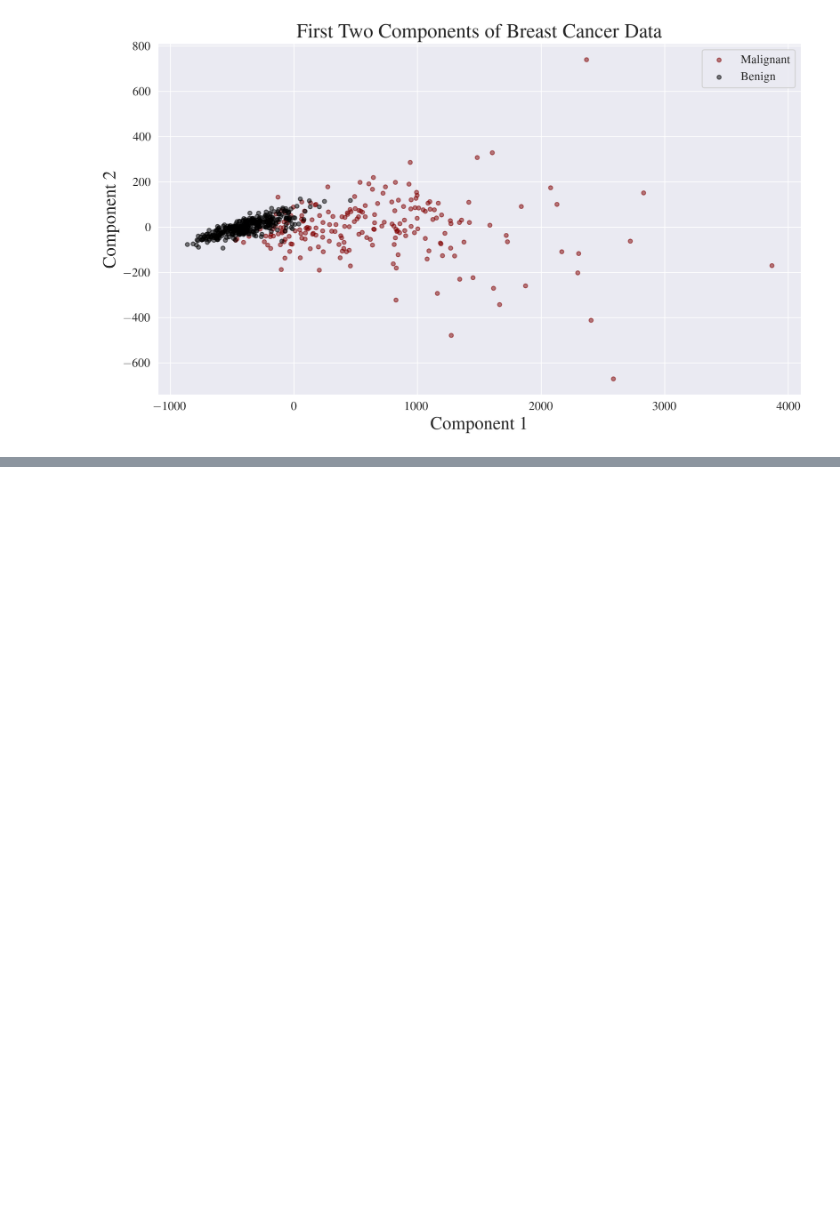
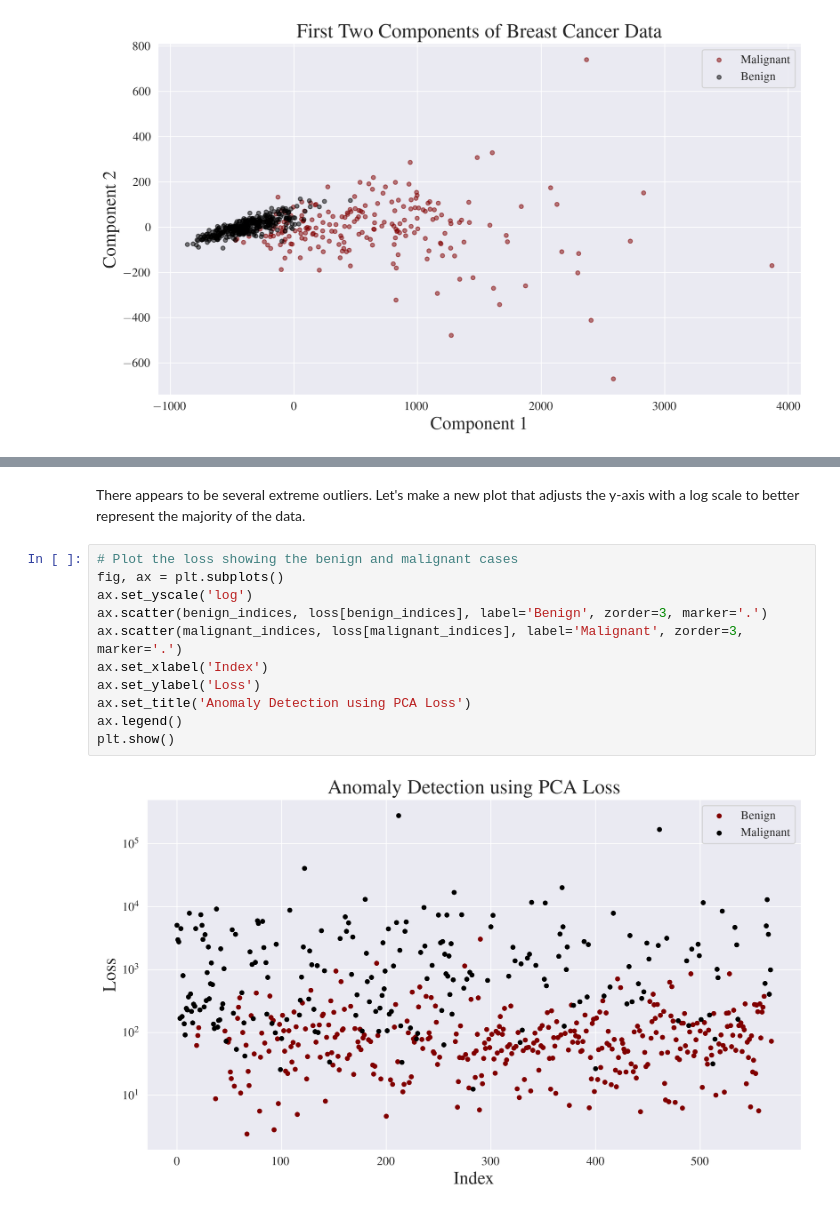
Before and after one commit to gabemorris12/machine_learning, a Jupyter notebook: Homework 3/Machine Learning Homework 3.ipynb, the cells around one changed output, grey strips where cells are left out. Drawn from its saved outputs; the diff is of its cells as text; blank space fills up the shorter version.

```diff
--- a/Homework 3/Machine Learning Homework 3.ipynb
+++ b/Homework 3/Machine Learning Homework 3.ipynb
@@ -124,0 +163,15 @@ Randomly select a subset containing 100 of the benign cases and perform PCA on t
+# %% [markdown]
+There appears to be several extreme outliers. Let's make a new plot that adjusts the y-axis with a log scale to better represent the majority of the data.
+# %%
+# Plot the loss showing the benign and malignant cases
+fig, ax = plt.subplots()
+ax.set_yscale('log')
+ax.scatter(benign_indices, loss[benign_indices], label='Benign', zorder=3, marker='.')
+ax.scatter(malignant_indices, loss[malignant_indices], label='Malignant', zorder=3, marker='.')
+ax.set_xlabel('Index')
+ax.set_ylabel('Loss')
+ax.set_title('Anomaly Detection using PCA Loss')
+ax.legend()
+plt.show()
+# %% [output]
+[figure, added]
```
Also changed, not shown: parts of 15 cells of this notebook, 1 other file.
